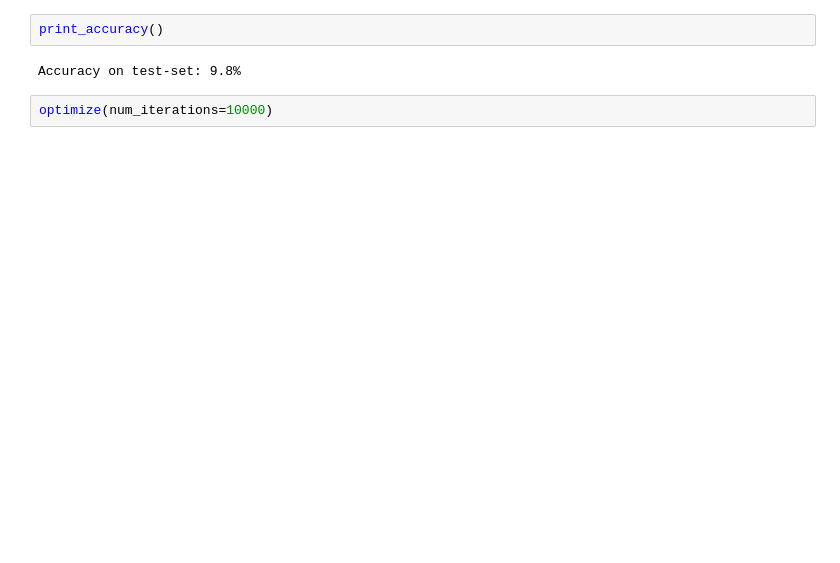
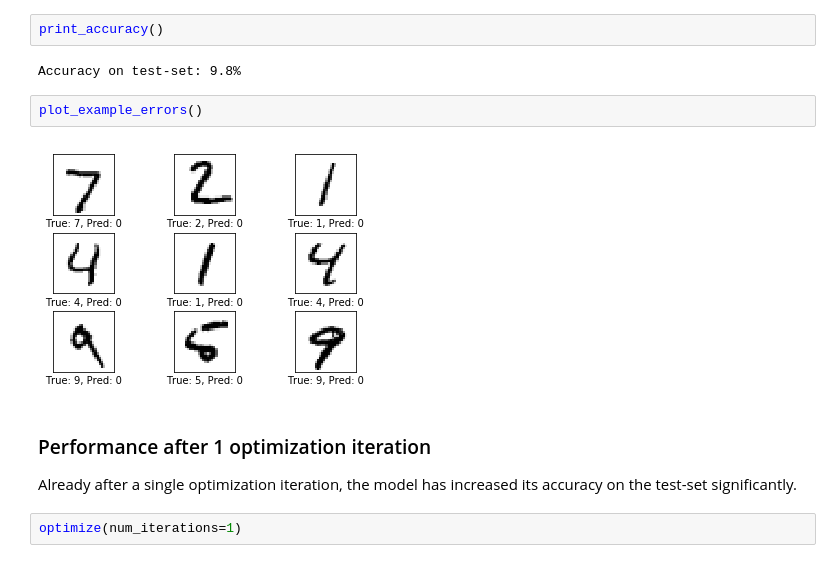
Before and after one commit to ShaunakSen/Deep-Learning, a Jupyter notebook: TensorFlow_Tutorial_01_Simple_Linear_Model.ipynb, the cells around one changed output. Drawn from its saved outputs; the diff is of its cells as text; blank space fills up the shorter version.

```diff
--- a/TensorFlow_Tutorial_01_Simple_Linear_Model.ipynb
+++ b/TensorFlow_Tutorial_01_Simple_Linear_Model.ipynb
@@ -495,8 +493,16 @@ def plot_weights():
 print_accuracy()
 # %% [output]
 Accuracy on test-set: 9.8%
+# %%
+plot_example_errors()
+# %% [output]
+[figure, added]
+# %% [markdown]
+### Performance after 1 optimization iteration
+
+Already after a single optimization iteration, the model has increased its accuracy on the test-set significantly.
 # %%
-optimize(num_iterations=10000)
+optimize(num_iterations=1)
 # %%
 print_accuracy()
 # %% [output]
```
Also changed, not shown: parts of 20 cells of this notebook.
